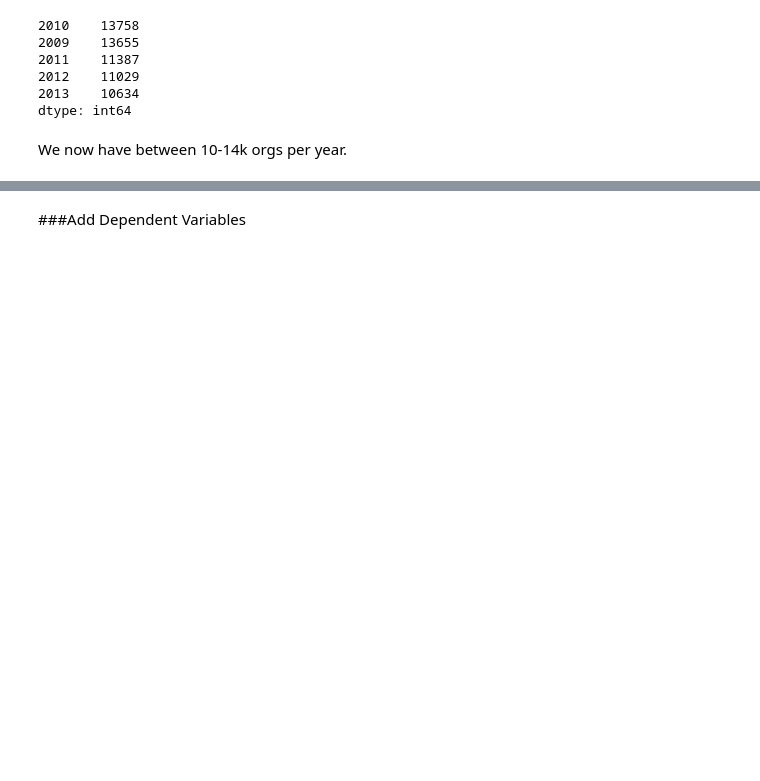
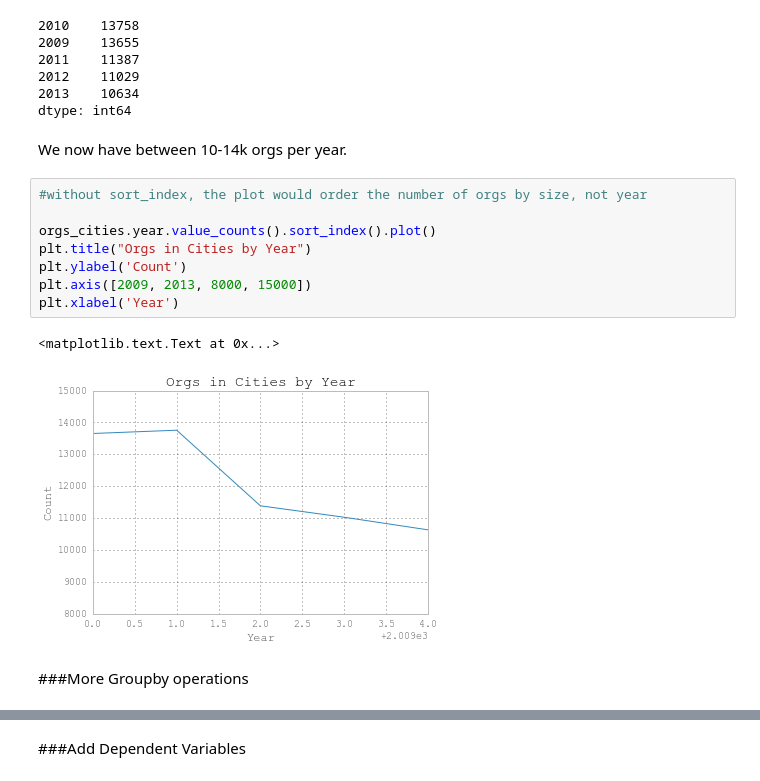
Before and after one commit to alturkaa/pandas_tutorial_v2, a Jupyter notebook: Tutorial.ipynb, the cells around one changed output, grey strips where cells are left out. Saved outputs shown, nothing was run; the diff lists cells and outputs as text; blank space fills up the shorter version.

```diff
--- a/Tutorial.ipynb
+++ b/Tutorial.ipynb
@@ -344,3 +448,16 @@ housing_orgs_cities_5yrs.year.value_counts()
 dtype: int64
 # %% [markdown]
 We now have between 10-14k orgs per year.
+# %%
+#without sort_index, the plot would order the number of orgs by size, not year
+
+orgs_cities.year.value_counts().sort_index().plot()
+plt.title("Orgs in Cities by Year")
+plt.ylabel('Count')
+plt.axis([2009, 2013, 8000, 15000])
+plt.xlabel('Year')
+# %% [output]
+<matplotlib.text.Text at 0x...>
+[figure, added]
+# %% [markdown]
+###More Groupby operations
```
Also changed, not shown: parts of 53 cells of this notebook.
